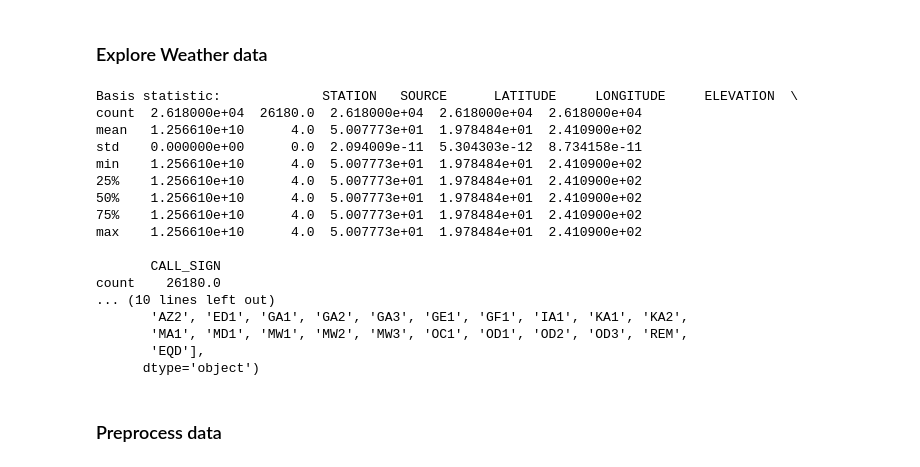
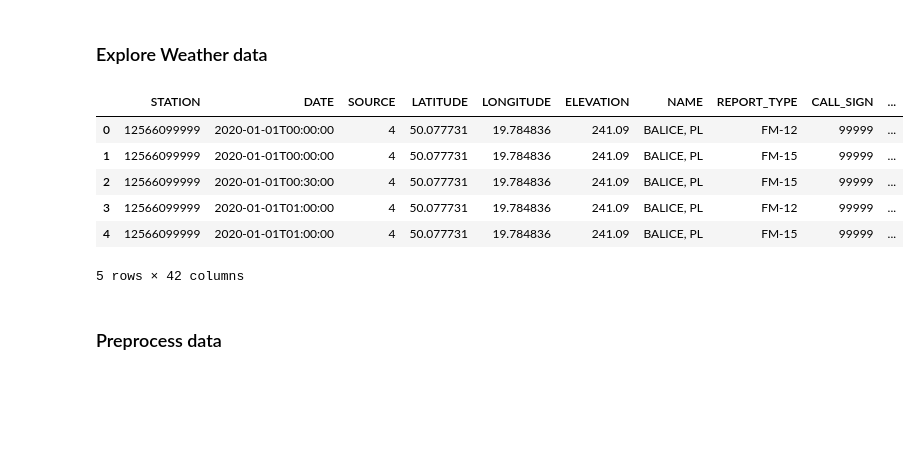
Before and after one commit to NguyenThanhNamIT/AIRPPMHackathon, a Jupyter notebook: src/preprocessing/preprocess.ipynb, the cells around one changed output. Saved outputs shown, nothing was run; the diff lists cells and outputs as text; code cells hidden in the pictures; blank space fills up the shorter version.

```diff
--- a/src/preprocessing/preprocess.ipynb
+++ b/src/preprocessing/preprocess.ipynb
@@ -69,28 +71,19 @@ Station details:
 # %% [markdown]
 ### Explore Weather data
 # %%
-weather_df = pd.read_csv("../../data/Weather_Krakow/2019.csv")
+weather_df = pd.read_csv("../../data/Weather_Krakow/2020.csv")
 weather_df.head()
-print(f"Basis statistic: {weather_df.describe()}")
-print(f"colums: {weather_df.columns}")
+# weather_df.columns
+# print(f"Basis statistic: {weather_df.describe()}")
+# print(f"colums: {weather_df.columns}")
 # %% [output]
+|  | STATION | DATE | SOURCE | LATITUDE | LONGITUDE | ELEVATION | NAME | REPORT_TYPE | CALL_SIGN | ... |
+| 0 | 12566099999 | 2020-01-01T00:00:00 | 4 | 50.077731 | 19.784836 | 241.09 | BALICE, PL | FM-12 | 99999 | ... |
+| 1 | 12566099999 | 2020-01-01T00:00:00 | 4 | 50.077731 | 19.784836 | 241.09 | BALICE, PL | FM-15 | 99999 | ... |
+| 2 | 12566099999 | 2020-01-01T00:30:00 | 4 | 50.077731 | 19.784836 | 241.09 | BALICE, PL | FM-15 | 99999 | ... |
+| 3 | 12566099999 | 2020-01-01T01:00:00 | 4 | 50.077731 | 19.784836 | 241.09 | BALICE, PL | FM-12 | 99999 | ... |
+| 4 | 12566099999 | 2020-01-01T01:00:00 | 4 | 50.077731 | 19.784836 | 241.09 | BALICE, PL | FM-15 | 99999 | ... |
-Basis statistic:             STATION   SOURCE      LATITUDE     LONGITUDE     ELEVATION  \
-count  2.618000e+04  26180.0  2.618000e+04  2.618000e+04  2.618000e+04
-mean   1.256610e+10      4.0  5.007773e+01  1.978484e+01  2.410900e+02
-std    0.000000e+00      0.0  2.094009e-11  5.304303e-12  8.734158e-11
-min    1.256610e+10      4.0  5.007773e+01  1.978484e+01  2.410900e+02
-25%    1.256610e+10      4.0  5.007773e+01  1.978484e+01  2.410900e+02
-50%    1.256610e+10      4.0  5.007773e+01  1.978484e+01  2.410900e+02
-75%    1.256610e+10      4.0  5.007773e+01  1.978484e+01  2.410900e+02
-max    1.256610e+10      4.0  5.007773e+01  1.978484e+01  2.410900e+02
-
-       CALL_SIGN
-count    26180.0
-... (10 lines left out)
-       'AZ2', 'ED1', 'GA1', 'GA2', 'GA3', 'GE1', 'GF1', 'IA1', 'KA1', 'KA2',
-       'MA1', 'MD1', 'MW1', 'MW2', 'MW3', 'OC1', 'OD1', 'OD2', 'OD3', 'REM',
-       'EQD'],
-      dtype='object')
+5 rows × 42 columns
 # %% [markdown]
 ### Preprocess data
 # %% [markdown]
```
Also changed, not shown: parts of 5 cells of this notebook, 2 other files.
